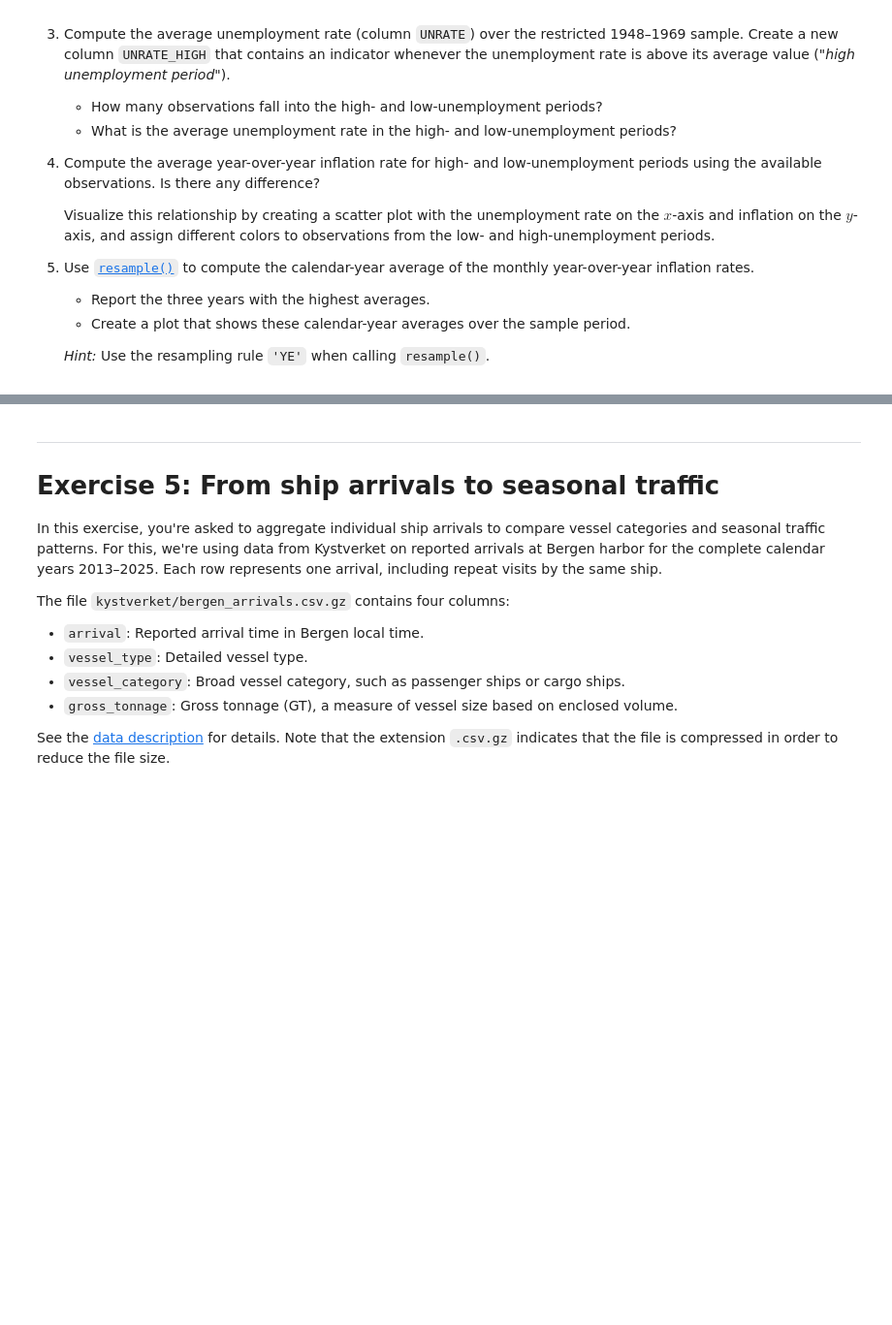
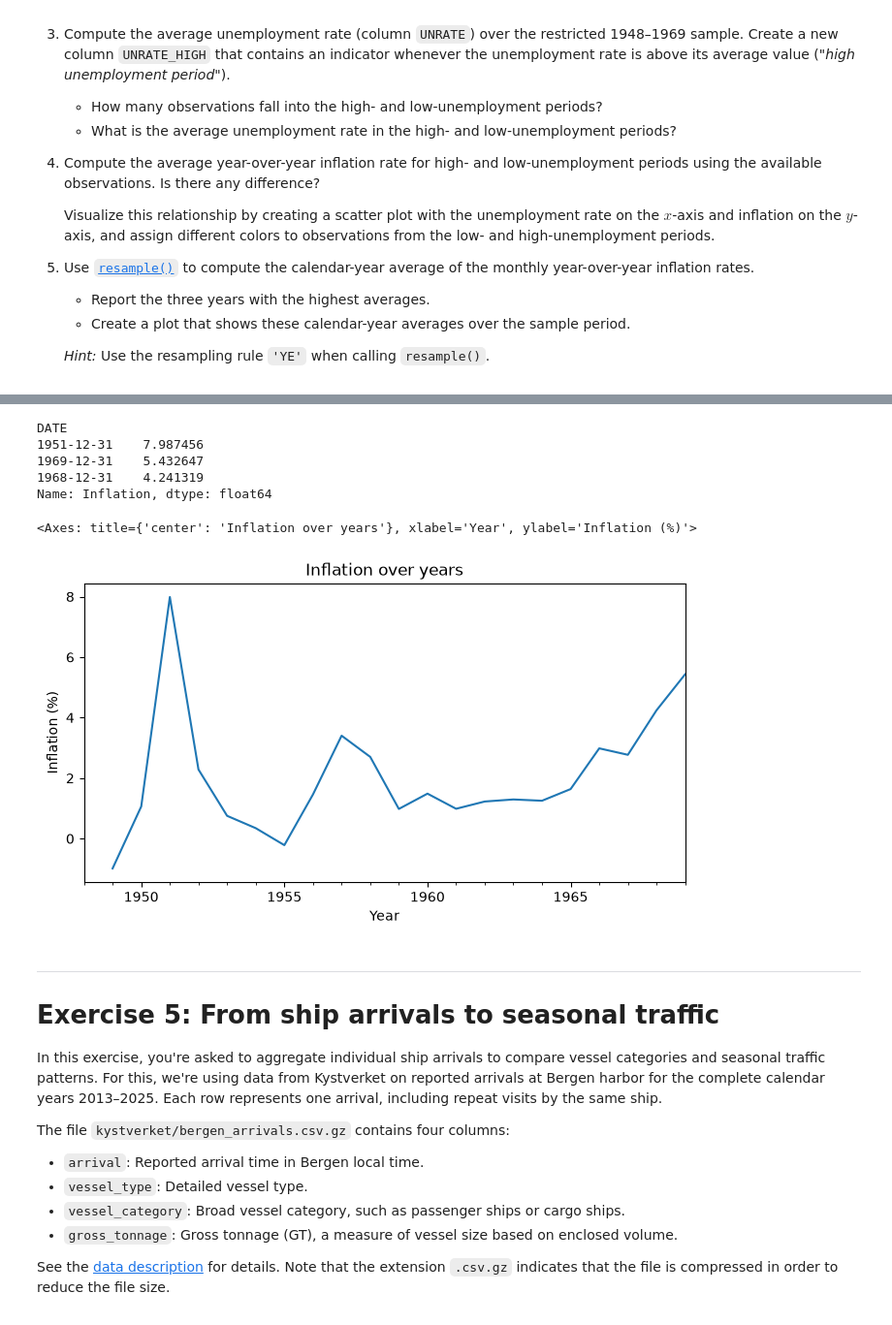
Before and after one commit to falkfrydenlund-creator/TECH2-H26, a Jupyter notebook: workshops/workshop4/workshop4 Falk.ipynb, the cells around one changed output, grey strips where cells are left out. Shown at 97% size. Cells and saved outputs as stored; diff of their text form; code cells hidden in the pictures; blank space fills up the shorter version.

```diff
--- a/workshops/workshop4/workshop4 Falk.ipynb
+++ b/workshops/workshop4/workshop4 Falk.ipynb
@@ -387,3 +450,18 @@ The data set starts in 1948 and contains observations for a total of 936 months.
+# %%
+yedf = df.resample('YE')
+yedf = yedf['Inflation'].mean()
+yedf.nlargest(3)
+# %% [output]
+DATE
+1951-12-31    7.987456
+1969-12-31    5.432647
+1968-12-31    4.241319
+Name: Inflation, dtype: float64
+# %%
+yedf.plot.line(title='Inflation over years', xlabel= 'Year', ylabel= 'Inflation (%)',figsize=(8,4))
+# %% [output]
+<Axes: title={'center': 'Inflation over years'}, xlabel='Year', ylabel='Inflation (%)'>
+[figure, added]
 # %% [markdown]
 ***
 # Exercise 5: From ship arrivals to seasonal traffic
```
Also changed, not shown: parts of 6 cells of this notebook.
